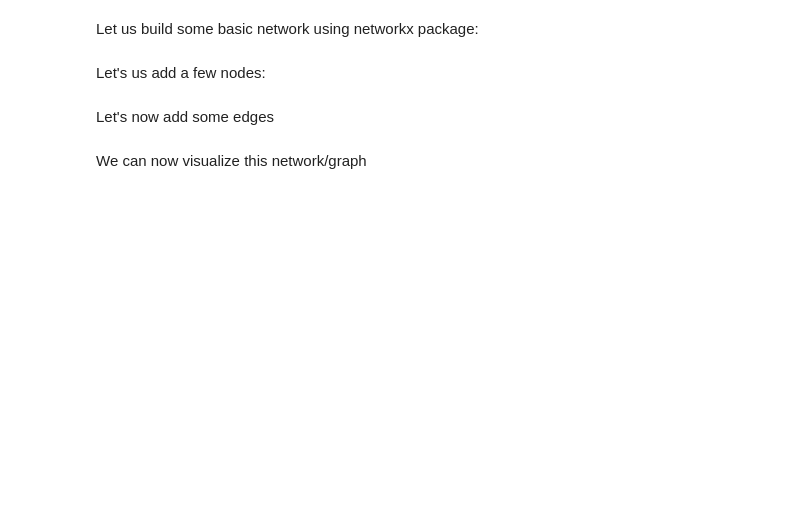
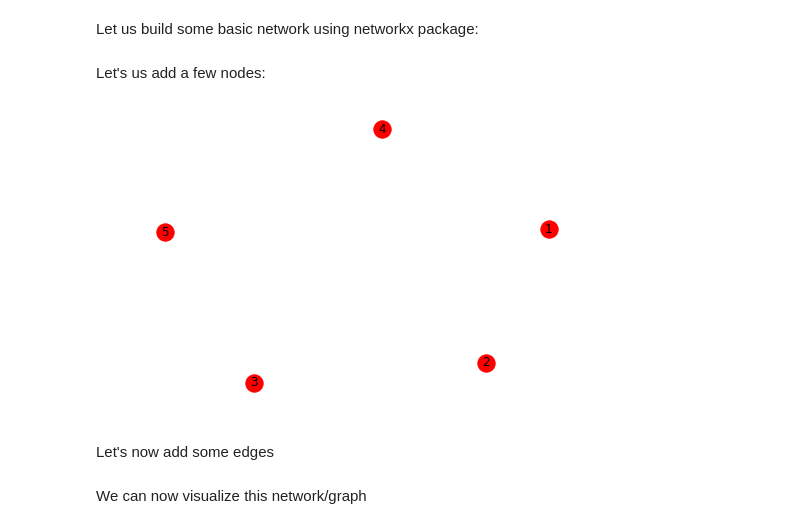
Before and after one commit to nathdip/TeachNeuralNetworks, a Jupyter notebook: Network Analysis using Networkx.ipynb, the cells around one changed output. Drawn from its saved outputs; the diff is of its cells as text; code cells hidden in the pictures; blank space fills up the shorter version.

```diff
--- a/Network Analysis using Networkx.ipynb
+++ b/Network Analysis using Networkx.ipynb
@@ -28,6 +28,10 @@ G = nx.Graph()
 Let's us add a few nodes:
 # %%
 G.add_nodes_from([1, 2, 3, 4, 5])
+# %%
+nx.draw(G, with_labels=True)
+# %% [output]
+[figure, added]
 # %% [markdown]
 Let's now add some edges
 # %%
```
Also changed, not shown: parts of 9 cells of this notebook, 2 other files.
